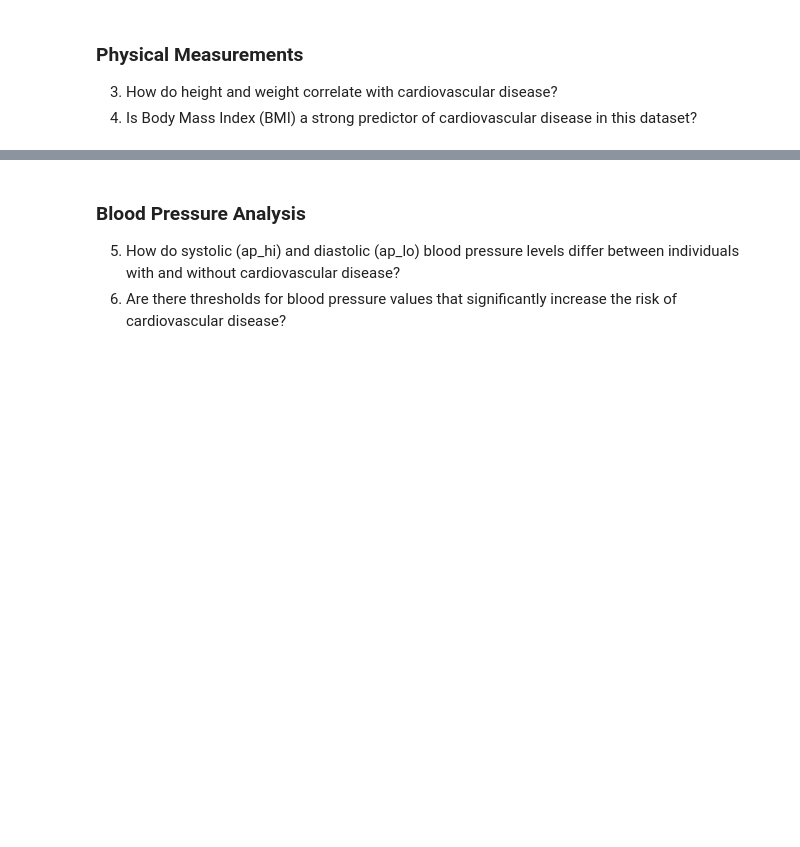
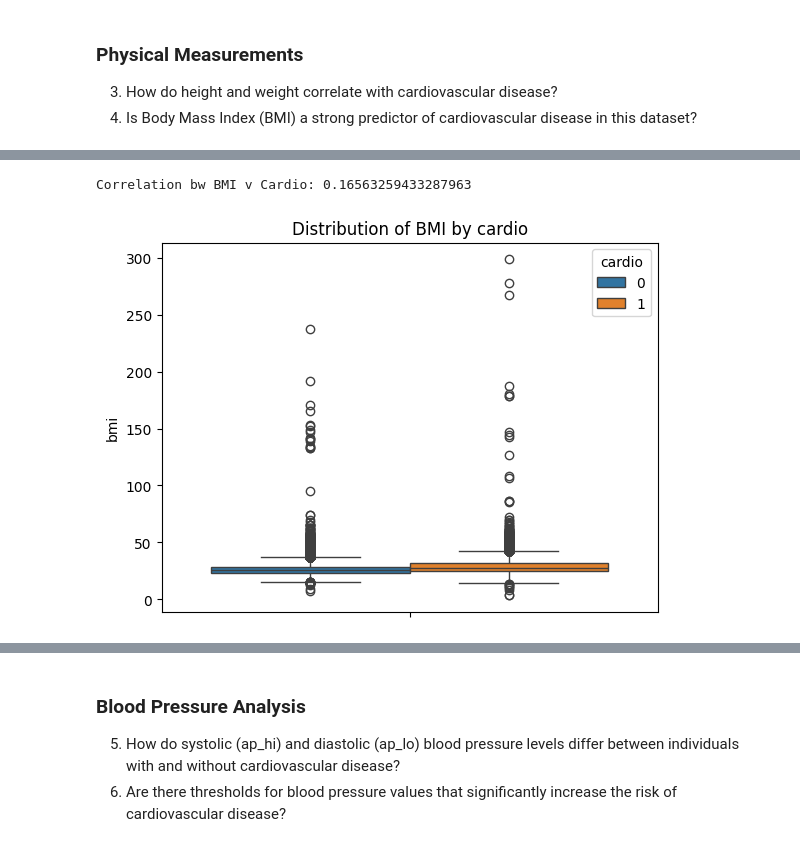
Before and after one commit to BrainsCorp/Data-Science-Stuff, a Jupyter notebook: predicting_cardio_disease/notebooks/0.02-vishal-eda-2.ipynb, the cells around one changed output, grey strips where cells are left out. Cells and saved outputs as stored; diff of their text form; code cells hidden in the pictures; blank space fills up the shorter version.

```diff
--- a/predicting_cardio_disease/notebooks/0.02-vishal-eda-2.ipynb
+++ b/predicting_cardio_disease/notebooks/0.02-vishal-eda-2.ipynb
@@ -69,0 +111,18 @@ plt.show()
+# %%
+#4.
+# bmi
+height = df['height']/ 100 # cm to meters
+bmi = round(df['weight']/ (height ** 2), 2)
+
+bmi_cardio = pd.DataFrame({'bmi':bmi, 'cardio':df['cardio']})
+
+print('Correlation bw BMI v Cardio:', bmi_cardio.corr()['cardio']['bmi'])
+# %% [output]
+Correlation bw BMI v Cardio: 0.16563259433287963
+# %%
+# distribution of bmi
+sns.boxplot(data=bmi_cardio, y='bmi', hue='cardio')
+plt.title('Distribution of BMI by cardio')
+plt.show()
+# %% [output]
+[figure, added]
```
Also changed, not shown: parts of 33 cells of this notebook.
